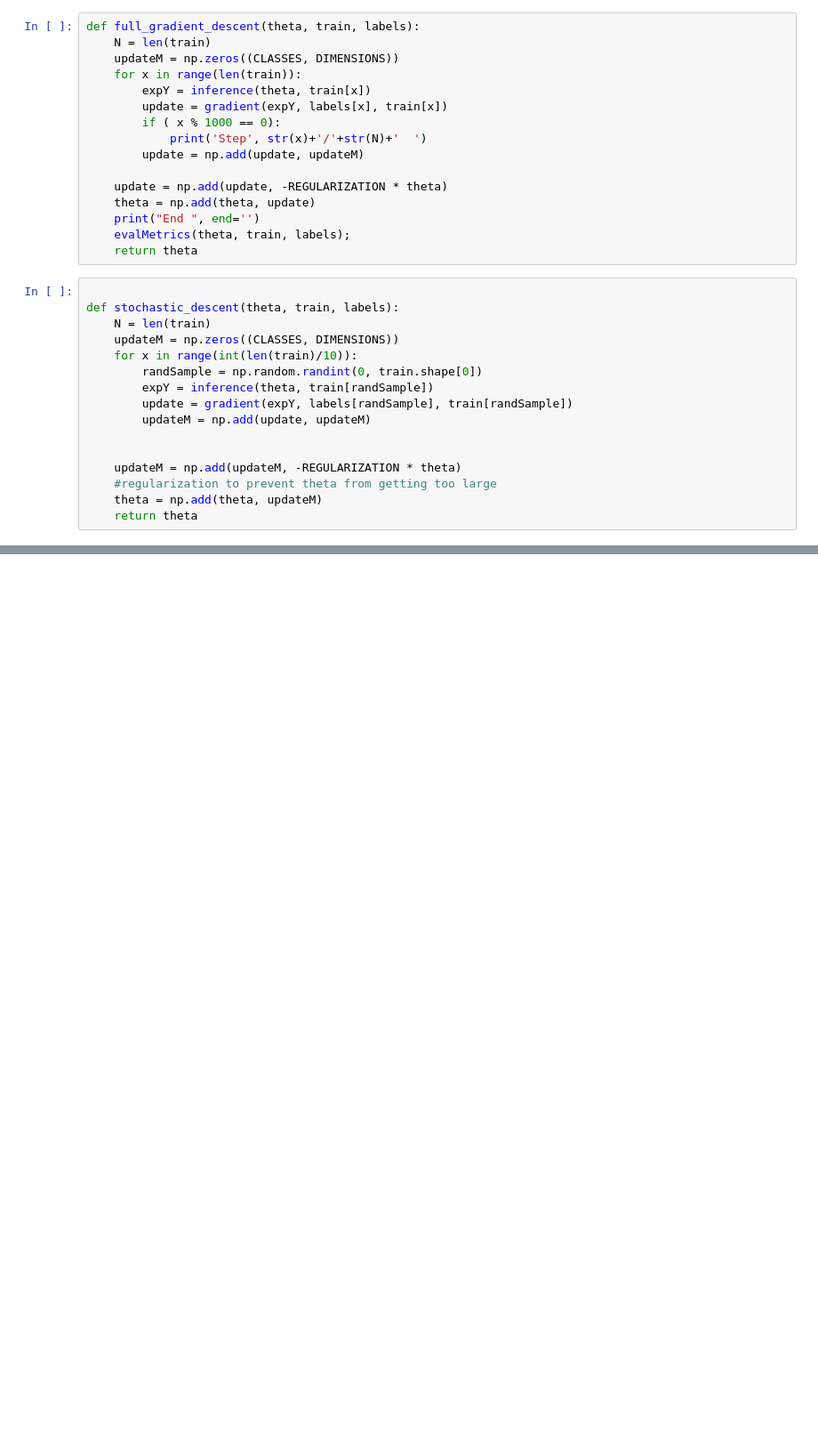
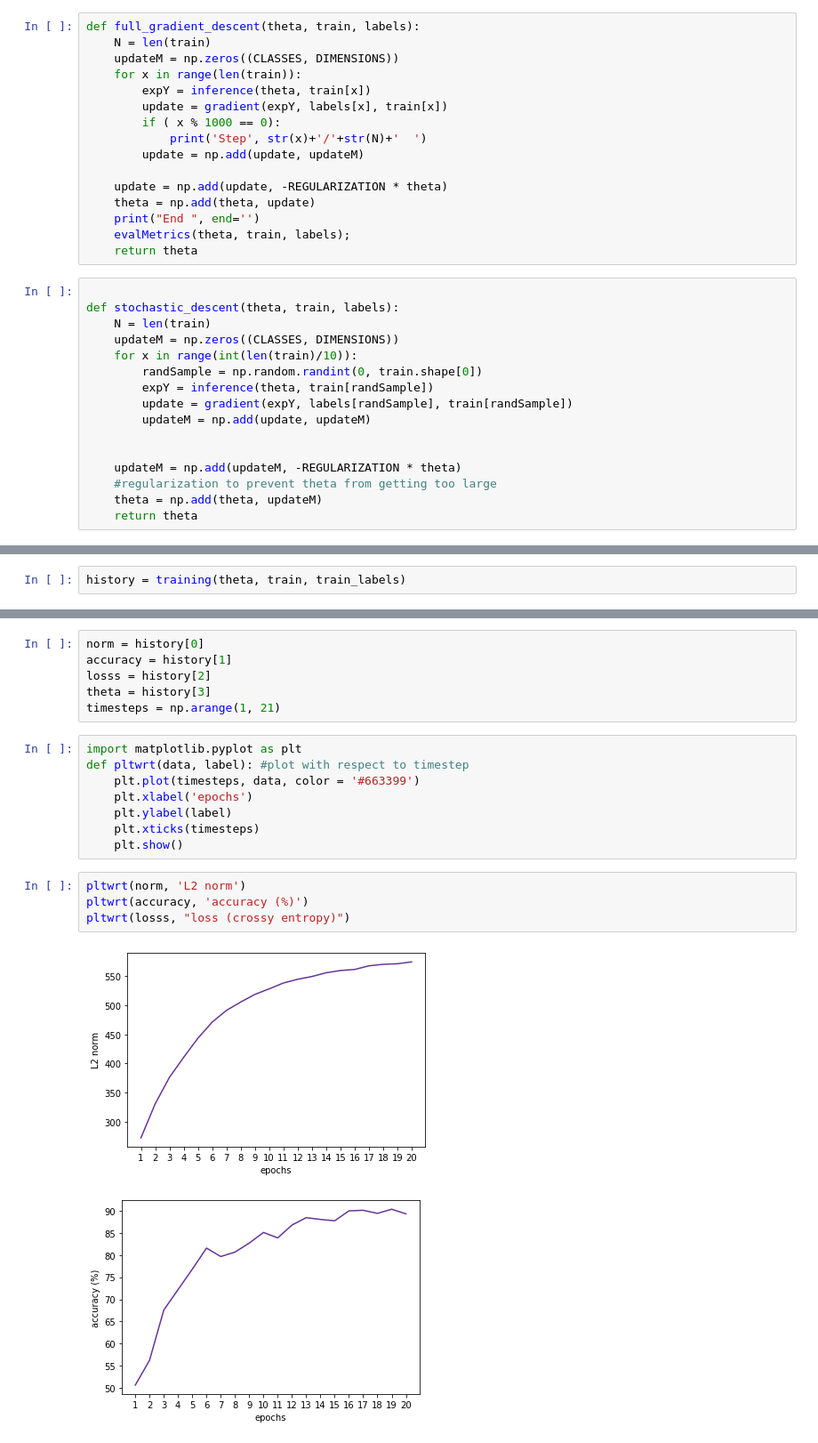
Before and after one commit to ezhang7423/neuralnet-from-scratch, a Jupyter notebook: main.ipynb, the cells around one changed output, grey strips where cells are left out. Shown at 89% size. Cells and saved outputs as stored; diff of their text form; blank space fills up the shorter version.

```diff
--- a/main.ipynb
+++ b/main.ipynb
@@ -144,0 +125,2 @@ np.argmax(inference(theta, train[0], ))
+# %%
+history = training(theta, train, train_labels)
@@ -144,0 +145,21 @@ np.argmax(inference(theta, train[0], ))
+# %%
+norm = history[0]
+accuracy = history[1]
+losss = history[2]
+theta = history[3]
+timesteps = np.arange(1, 21)
+# %%
+import matplotlib.pyplot as plt
+def pltwrt(data, label): #plot with respect to timestep
+    plt.plot(timesteps, data, color = '#663399')
+    plt.xlabel('epochs')
+    plt.ylabel(label)
+    plt.xticks(timesteps)
+    plt.show()
+# %%
+pltwrt(norm, 'L2 norm')
+pltwrt(accuracy, 'accuracy (%)')
+pltwrt(losss, "loss (crossy entropy)")
+# %% [output]
+[figure, added]
+[figure, added]
```
Also changed, not shown: parts of 9 cells of this notebook, 2 other files.
